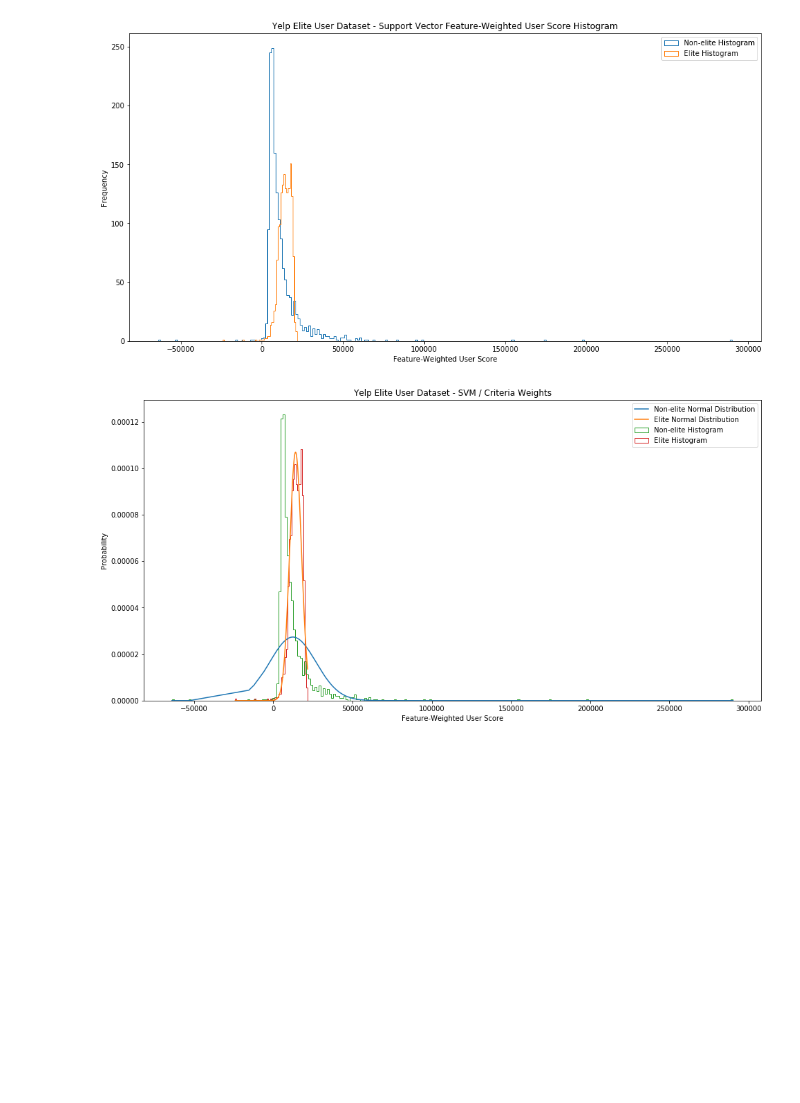
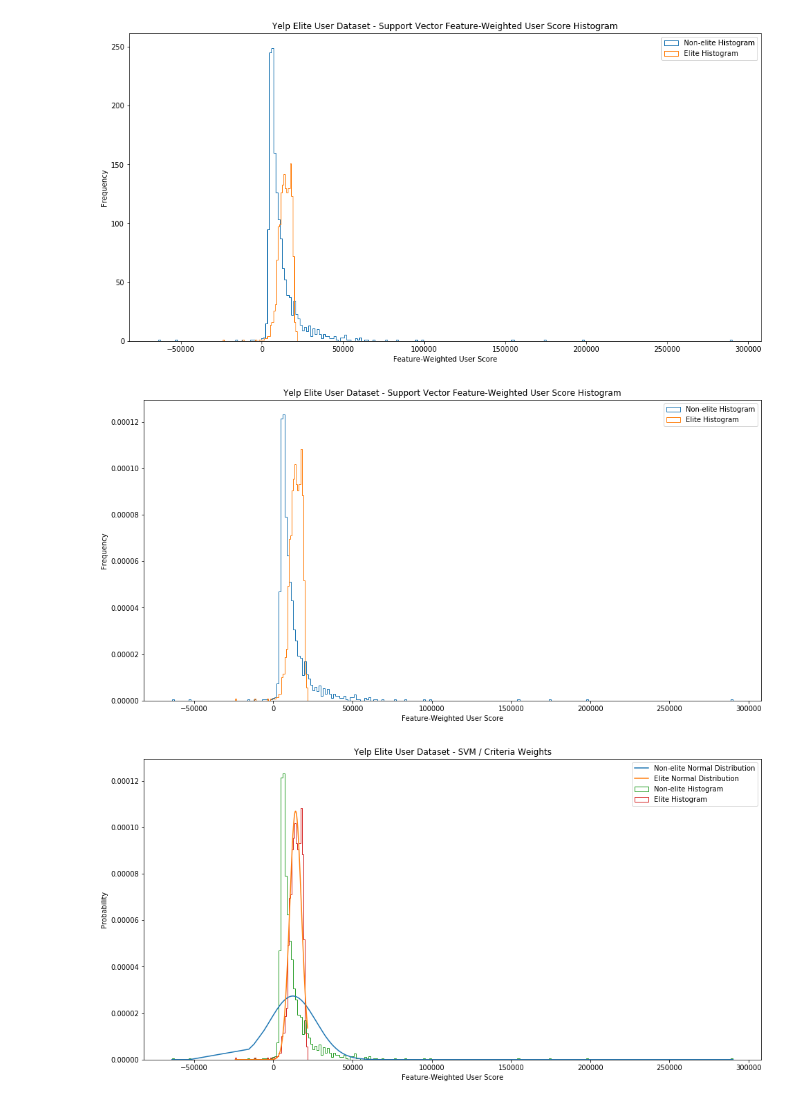
Before and after one commit to juszhan/Yelp-Eliteness, a Jupyter notebook: yelp_project-support_vector.ipynb, the cells around one changed output. Cells and saved outputs as stored; diff of their text form; code cells hidden in the pictures; blank space fills up the shorter version.

```diff
--- a/yelp_project-support_vector.ipynb
+++ b/yelp_project-support_vector.ipynb
@@ -507,6 +507,20 @@ plt.savefig("support_vector_score_histogram_auto-bin.png", bbox_inches='tight')
 plt.show()
 # %% [output]
 [figure]
+# %%
+plt.figure(figsize=(16, 8))
+
+plt.hist(non_elite_support_vector_sums, bins="auto", density=True, histtype="step", label="Non-elite Histogram")
+plt.hist(elite_support_vector_sums, bins="auto", density=True, histtype="step", label="Elite Histogram")
+
+plt.xlabel("Feature-Weighted User Score")
+plt.ylabel("Frequency")
+plt.title("Yelp Elite User Dataset - Support Vector Feature-Weighted User Score Histogram")
+plt.legend()
+plt.savefig("support_vector_score_histogram_density_auto-bin.png", bbox_inches='tight')
+plt.show()
+# %% [output]
+[figure, added]
 # %%
 plt.figure(figsize=(16, 8))
 
```
Also changed, not shown: parts of 1 cell of this notebook, 4 other files.
